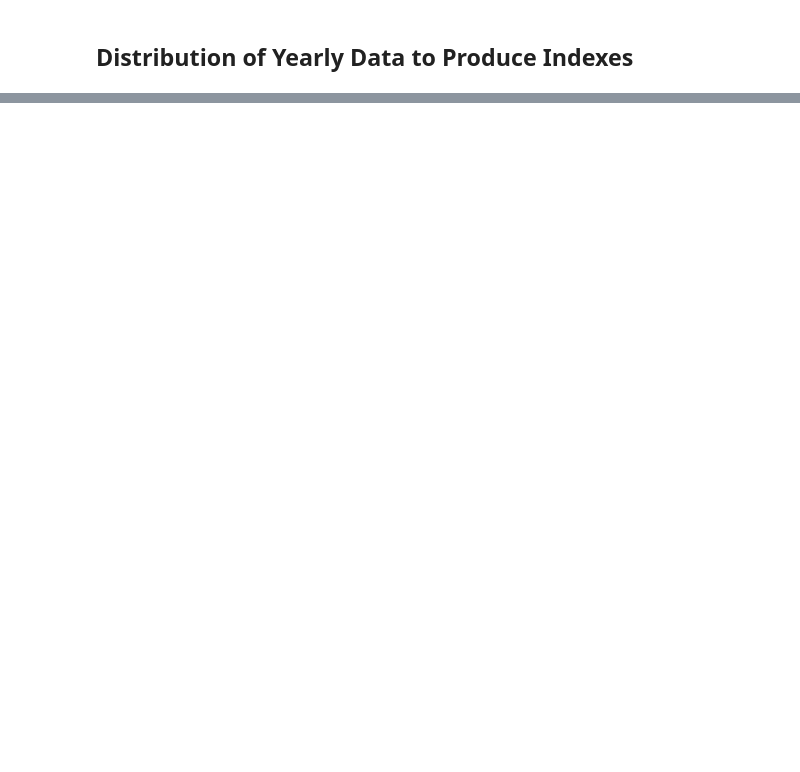
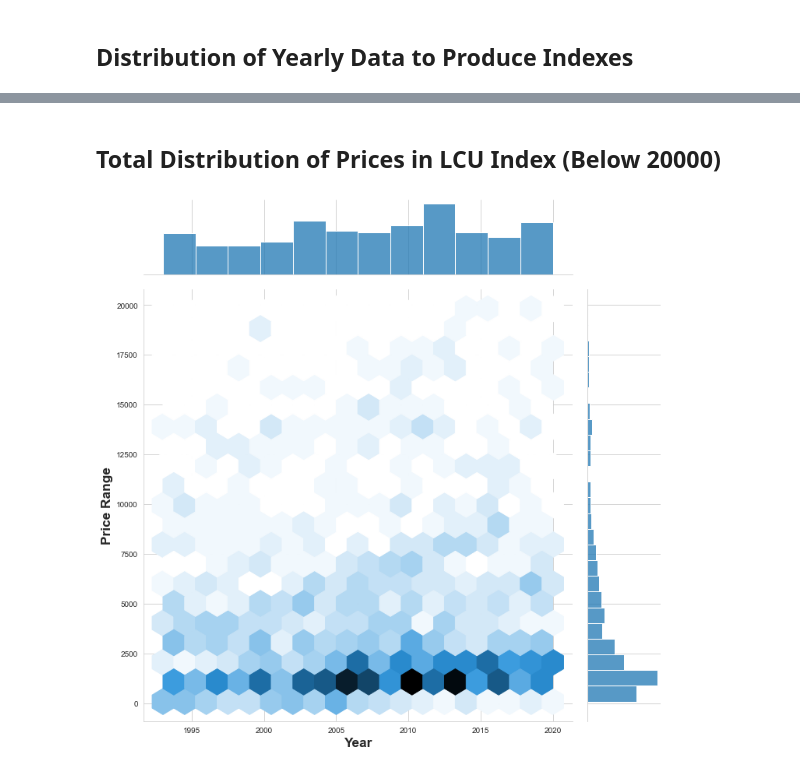
Before and after one commit to AshlanH/produce_eda, a Jupyter notebook: Presentation_1.ipynb, the cells around one changed output, grey strips where cells are left out. Saved outputs shown, nothing was run; the diff lists cells and outputs as text; code cells hidden in the pictures; blank space fills up the shorter version.

```diff
--- a/Presentation_1.ipynb
+++ b/Presentation_1.ipynb
@@ -10,2 +13,41 @@ df2 = df[df.Element == 'Producer Price (LCU/tonne)'] #setting index to work on
 # %% [markdown]
 ## Distribution of Yearly Data to Produce Indexes
+# %%
+#Setting up figure
+plt.rcParams["figure.figsize"] = (15,11)
+f, ax = plt.subplots(2, sharex=True)
+
+#Plotting Box Plot of Distribution of Produce Index by Year
+sns.boxplot(
+    data=df,
+    x = 'Year',
+    y = 'Element',
+    width = 0.75,
+    palette= 'crest',
+    ax= ax[0]
+)
+ax[0].set_xticks(np.arange(1990, 2022 ,1))
+ax[0].set_xticklabels(np.arange(1990, 2022 ,1), rotation = 70, fontsize = 'medium')
+ax[0].set_yticklabels(['PPI', 'LCU/T', 'SLC/T', 'USD/T'],rotation = 0, fontsize = 'large')
+ax[0].set_title('Boxplot Distribution: Produce Indexes by Year', fontdict={'fontsize':18})
+ax[0].set_xlabel('Year', fontsize = 'x-large')
+ax[0].set_ylabel('Produce Indexes', fontsize = 'x-large')
+
+#Plotting KDE Plot of Distribution of Produce Index by Year
+sns.kdeplot(
+    data = df,
+    x = 'Year',
+    hue = 'Element',
+    legend=True,
+    multiple = 'fill',
+    palette= 'crest',
+    ax = ax[1]
+)
+ax[1].set_xticks(np.arange(1990, 2022 ,1))
+ax[1].set_xticklabels(np.arange(1990, 2022 ,1), rotation = 70, fontsize = 'medium')
+ax[1].set_title('KDE Distribution: Produce Indexes by Year', fontdict={'fontsize':18})
+ax[1].set_xlabel('Year', fontsize = 'x-large')
+ax[1].set_ylabel('Produce Indexes', fontsize = 'x-large')
+sns.move_legend(ax[1], bbox_to_anchor=(0.05, 0.95), loc='upper left')
+
+plt.show()
@@ -33,0 +81,10 @@ plt.show()
+# %% [markdown]
+## Total Distribution of Prices in LCU Index (Below 20000)
+# %%
+plot1 = sns.jointplot(data= df_LCU[(df_LCU.Months == 'Annual value') & (df_LCU.Value < 20000)],
+                  x = 'Year', y = 'Value', kind = 'hex', height = 10, palette= 'crest')
+plot1.ax_joint.set_xlabel('Year', fontweight='bold', fontsize = 'xx-large')
+plot1.ax_joint.set_ylabel('Price Range', fontweight='bold', fontsize = 'xx-large')
+plt.show()
+# %% [output]
+[figure, added]
```
Also changed, not shown: parts of 4 cells of this notebook, 2 other files.
